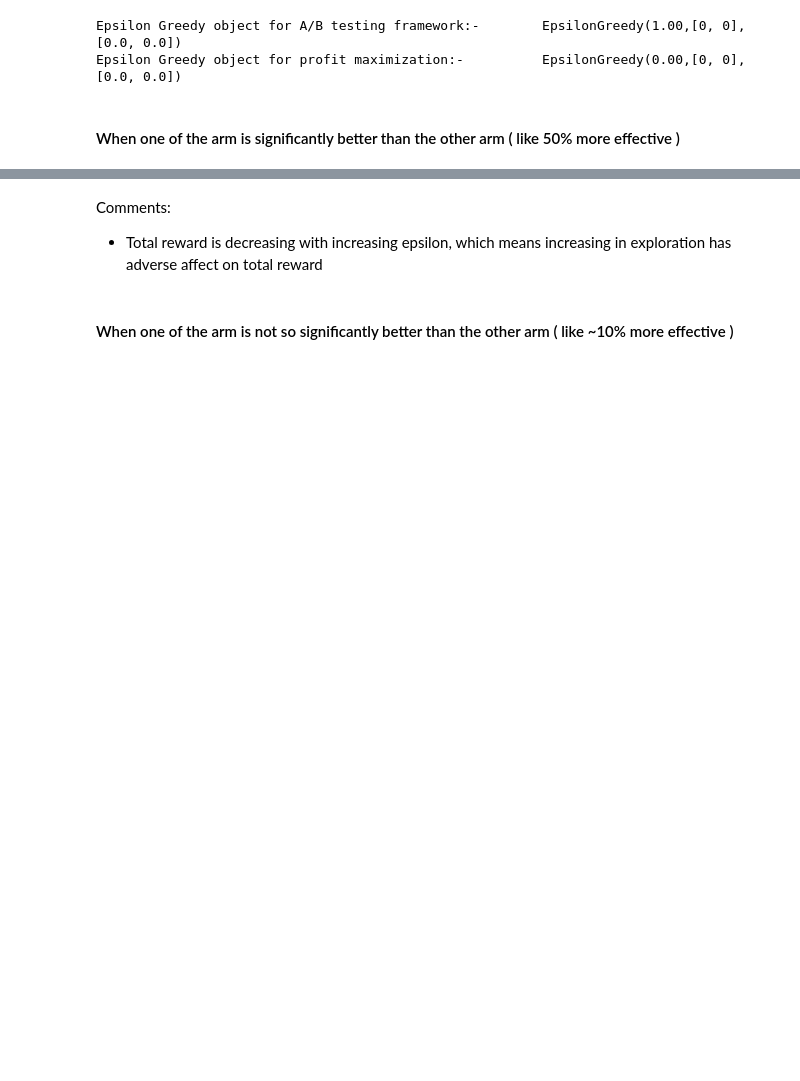
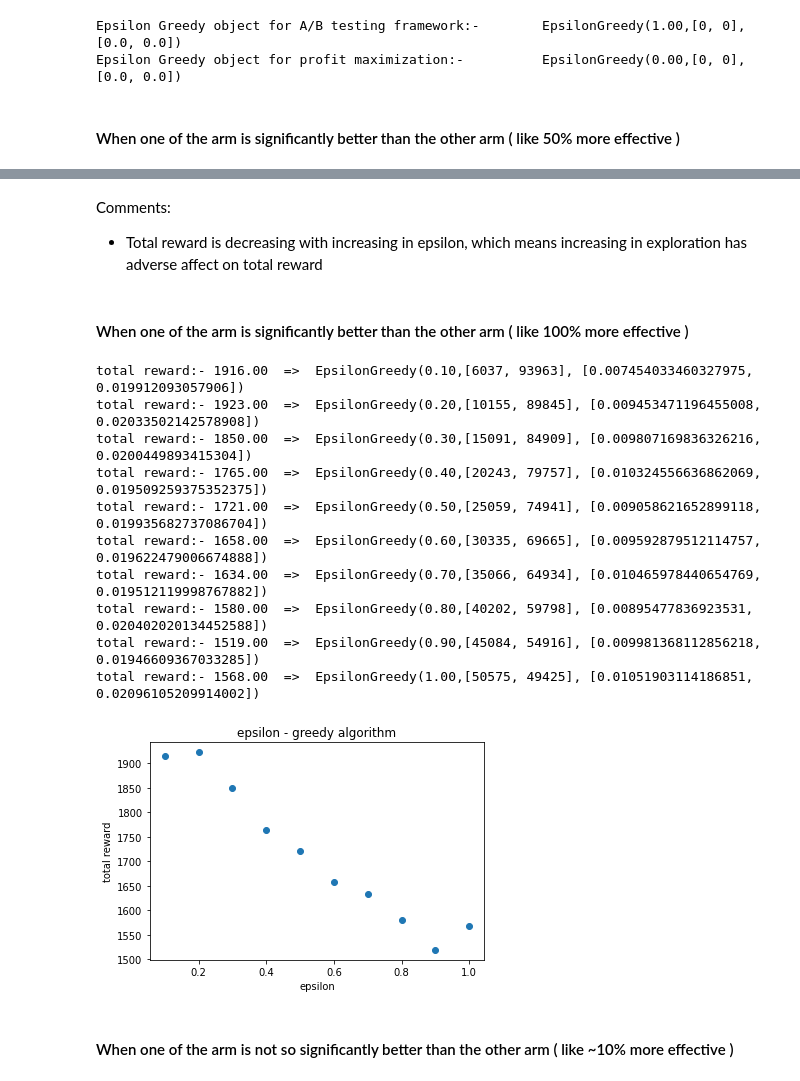
Before and after one commit to viswanath57/Learning-How-To-Act, a Jupyter notebook: Bandit Algorithms/epsilonGreedy.ipynb, the cells around one changed output, grey strips where cells are left out. Saved outputs shown, nothing was run; the diff lists cells and outputs as text; code cells hidden in the pictures; blank space fills up the shorter version.

Commit message:
epsilon greedy
epsilon greedy

```diff
--- a/Bandit Algorithms/epsilonGreedy.ipynb
+++ b/Bandit Algorithms/epsilonGreedy.ipynb
@@ -121,6 +141,48 @@ total reward:- 1200.00  =>  EpsilonGreedy(1.00,[50076, 49924], [0.00972521766914
 # %% [markdown]
 Comments:
-- Total reward is decreasing with increasing epsilon, which means increasing in exploration has adverse affect on total reward
+- Total reward is decreasing with increasing in epsilon, which means increasing in exploration has adverse affect on total reward
+# %% [markdown]
+#### When one of the arm is significantly better than the other arm ( like 100% more effective )
+# %%
+armsRewardForGivenTrial = lambda x : numpy.random.choice( ("s", "f"), p=[ x, 1-x])
+
+
+successProbabilities = [ 0.01, 0.02 ] # Options success rates in Hindsight
+
+totalRewardForEachEpsilon = []
+
+for eEpsilon in numpy.arange(0.1, 1.1, 0.1):
+    p = EpsilonGreedy( eEpsilon,[0,0],[0,0])
+    for ee in range(100000):
+        chosen_arm = p.select_arm()
+        p.update ( chosen_arm , 1 if armsRewardForGivenTrial(successProbabilities[chosen_arm]) == 's' else 0 )
+
+    totalReward = sum( [ i*j for i,j in zip( p.counts, p.values)] )
+
+    totalRewardForEachEpsilon.append( (p.epsilon, totalReward) )
+    print ( "total reward:- {0:.2f}".format(  totalReward ) ,  " => ",  p)
+
+import pandas
+rewardsDF = pandas.DataFrame( totalRewardForEachEpsilon, columns=["epsilon", "total_reward"])
+
+import matplotlib.pyplot as plt
+plt.scatter(rewardsDF['epsilon'], rewardsDF['total_reward'])
+plt.title("epsilon - greedy algorithm")
+plt.xlabel("epsilon")
+plt.ylabel("total reward")
+plt.show() # Depending on whether you use IPython or interactive mode, etc.
+# %% [output]
+total reward:- 1916.00  =>  EpsilonGreedy(0.10,[6037, 93963], [0.007454033460327975, 0.019912093057906])
+total reward:- 1923.00  =>  EpsilonGreedy(0.20,[10155, 89845], [0.009453471196455008, 0.02033502142578908])
+total reward:- 1850.00  =>  EpsilonGreedy(0.30,[15091, 84909], [0.009807169836326216, 0.0200449893415304])
+total reward:- 1765.00  =>  EpsilonGreedy(0.40,[20243, 79757], [0.010324556636862069, 0.019509259375352375])
+total reward:- 1721.00  =>  EpsilonGreedy(0.50,[25059, 74941], [0.009058621652899118, 0.019935682737086704])
+total reward:- 1658.00  =>  EpsilonGreedy(0.60,[30335, 69665], [0.009592879512114757, 0.019622479006674888])
+total reward:- 1634.00  =>  EpsilonGreedy(0.70,[35066, 64934], [0.010465978440654769, 0.019512119998767882])
+total reward:- 1580.00  =>  EpsilonGreedy(0.80,[40202, 59798], [0.00895477836923531, 0.020402020134452588])
+total reward:- 1519.00  =>  EpsilonGreedy(0.90,[45084, 54916], [0.009981368112856218, 0.01946609367033285])
+total reward:- 1568.00  =>  EpsilonGreedy(1.00,[50575, 49425], [0.01051903114186851, 0.02096105209914002])
+[figure, added]
 # %% [markdown]
 #### When one of the arm is not so significantly better than the other arm ( like ~10% more effective )
 # %%
```
Also changed, not shown: parts of 10 cells of this notebook, 1 other file.
